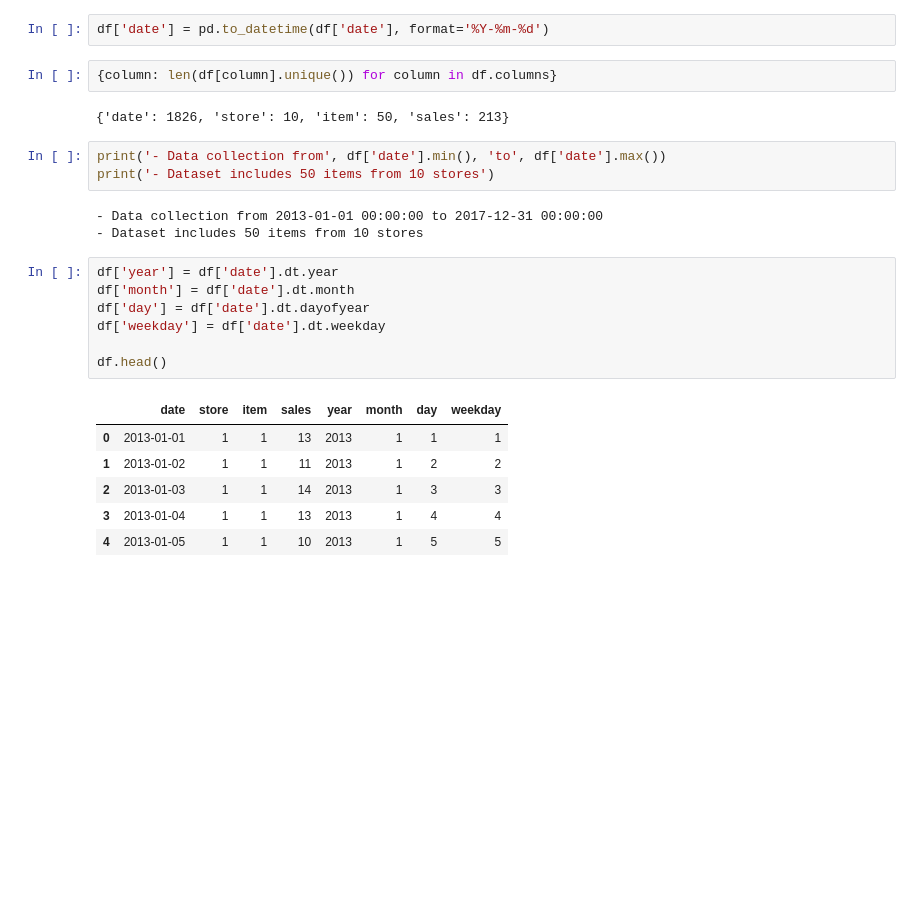
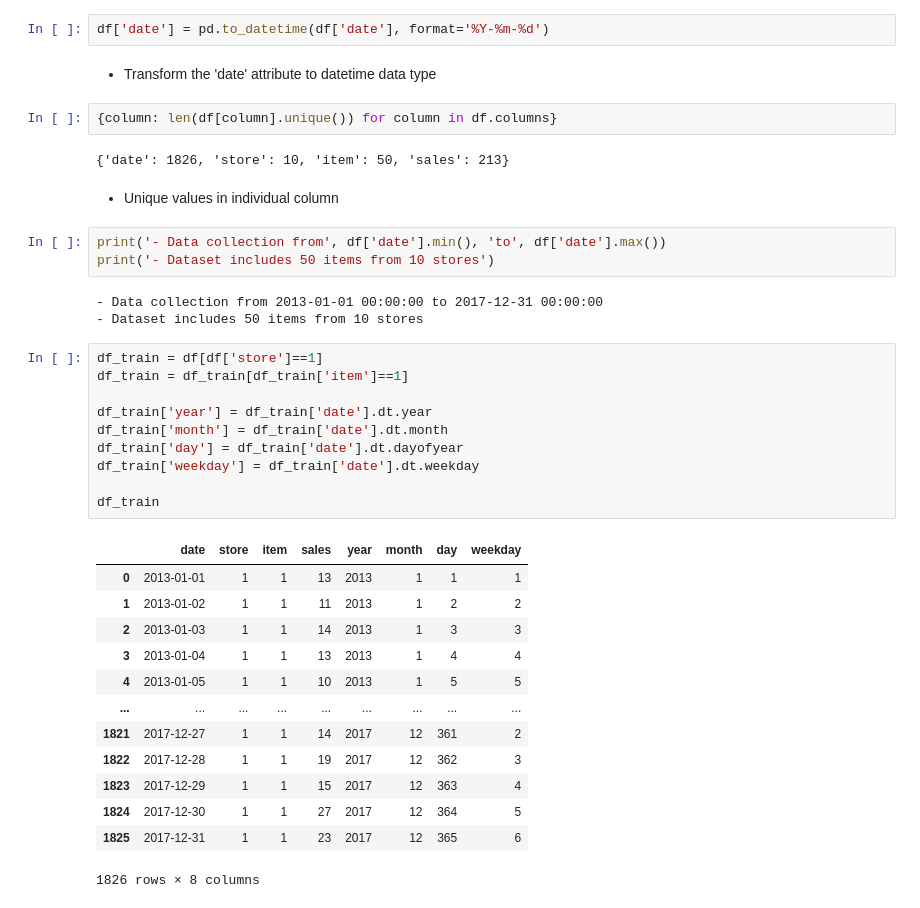
Before and after one commit to KaiFormosa/Sales_Demand_Forecast, a Jupyter notebook: Sales_Demand_Forecast.ipynb, the cells around one changed output. Saved outputs shown, nothing was run; the diff lists cells and outputs as text; blank space fills up the shorter version.

```diff
--- a/Sales_Demand_Forecast.ipynb
+++ b/Sales_Demand_Forecast.ipynb
@@ -38,9 +40,13 @@ memory usage: 27.9+ MB
 # %%
 df['date'] = pd.to_datetime(df['date'], format='%Y-%m-%d')
+# %% [markdown]
+- Transform the 'date' attribute to datetime data type
 # %%
 {column: len(df[column].unique()) for column in df.columns}
 # %% [output]
 {'date': 1826, 'store': 10, 'item': 50, 'sales': 213}
+# %% [markdown]
+- Unique values in individual column
 # %%
 print('- Data collection from', df['date'].min(), 'to', df['date'].max())
 print('- Dataset includes 50 items from 10 stores')
@@ -48,17 +54,27 @@ print('- Dataset includes 50 items from 10 stores')
 - Data collection from 2013-01-01 00:00:00 to 2017-12-31 00:00:00
 - Dataset includes 50 items from 10 stores
 # %%
-df['year'] = df['date'].dt.year
-df['month'] = df['date'].dt.month
-df['day'] = df['date'].dt.dayofyear
-df['weekday'] = df['date'].dt.weekday
+df_train = df[df['store']==1]
+df_train = df_train[df_train['item']==1]
 
-df.head()
+df_train['year'] = df_train['date'].dt.year
+df_train['month'] = df_train['date'].dt.month
+df_train['day'] = df_train['date'].dt.dayofyear
+df_train['weekday'] = df_train['date'].dt.weekday
+
+df_train
 # %% [output]
 |  | date | store | item | sales | year | month | day | weekday |
 | 0 | 2013-01-01 | 1 | 1 | 13 | 2013 | 1 | 1 | 1 |
 | 1 | 2013-01-02 | 1 | 1 | 11 | 2013 | 1 | 2 | 2 |
 | 2 | 2013-01-03 | 1 | 1 | 14 | 2013 | 1 | 3 | 3 |
 | 3 | 2013-01-04 | 1 | 1 | 13 | 2013 | 1 | 4 | 4 |
 | 4 | 2013-01-05 | 1 | 1 | 10 | 2013 | 1 | 5 | 5 |
+| ... | ... | ... | ... | ... | ... | ... | ... | ... |
+| 1821 | 2017-12-27 | 1 | 1 | 14 | 2017 | 12 | 361 | 2 |
+| 1822 | 2017-12-28 | 1 | 1 | 19 | 2017 | 12 | 362 | 3 |
+| 1823 | 2017-12-29 | 1 | 1 | 15 | 2017 | 12 | 363 | 4 |
+| 1824 | 2017-12-30 | 1 | 1 | 27 | 2017 | 12 | 364 | 5 |
+| 1825 | 2017-12-31 | 1 | 1 | 23 | 2017 | 12 | 365 | 6 |
+1826 rows × 8 columns
 # %%
```
Also changed, not shown: parts of 8 cells of this notebook.
